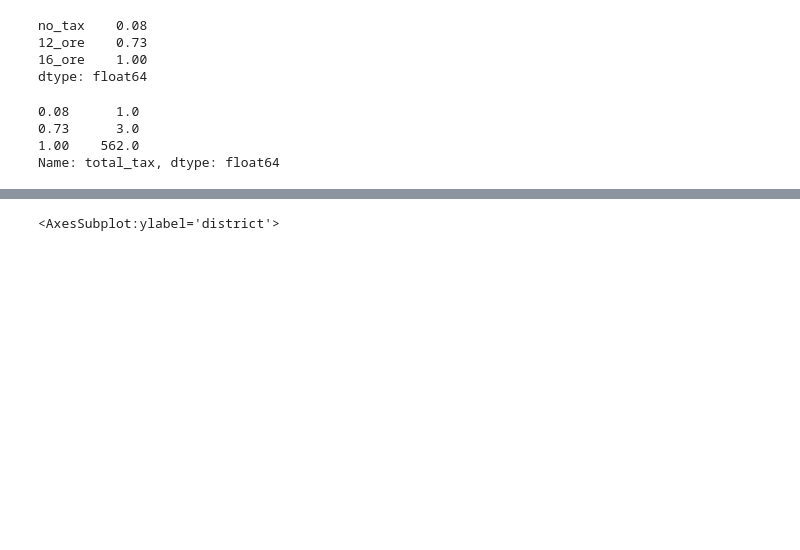
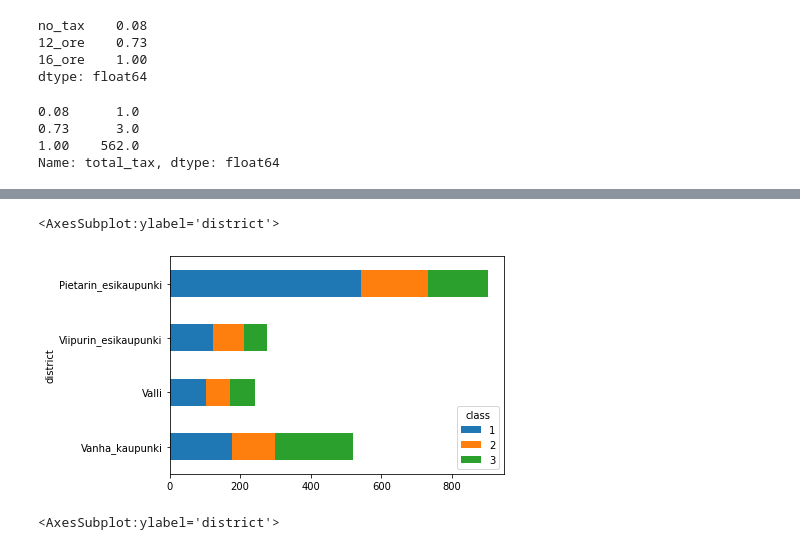
Before and after one commit to AnttiHaerkoenen/spatial_segregation, a Jupyter notebook: notebooks/building_material_1640-1880.ipynb, the cells around one changed output, grey strips where cells are left out. Cells and saved outputs as stored; diff of their text form; code cells hidden in the pictures; blank space fills up the shorter version.

```diff
--- a/notebooks/building_material_1640-1880.ipynb
+++ b/notebooks/building_material_1640-1880.ipynb
@@ -100,3 +152,8 @@ cross.plot(kind='barh', stacked=True)
+# %%
+cross.loc['Vanha_kaupunki Valli Viipurin_esikaupunki Pietarin_esikaupunki'.split(' ')].plot(kind='barh', stacked=True)
+# %% [output]
+<AxesSubplot:ylabel='district'>
+[figure, added]
 # %%
 income_groups_1639.plot(kind='barh', stacked=True)
 # %% [output]
```
Also changed, not shown: parts of 11 cells of this notebook, 1 other file.
